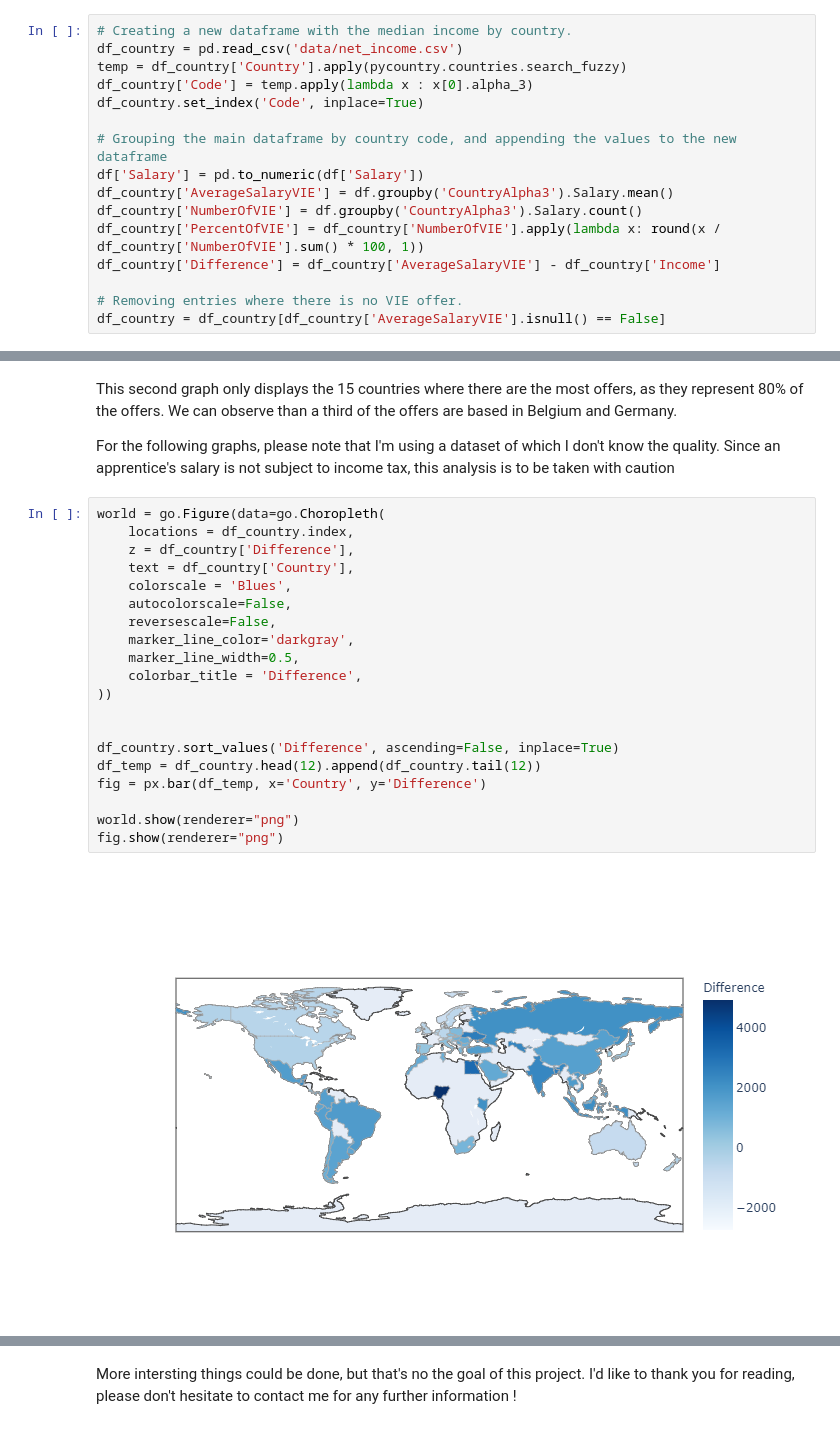
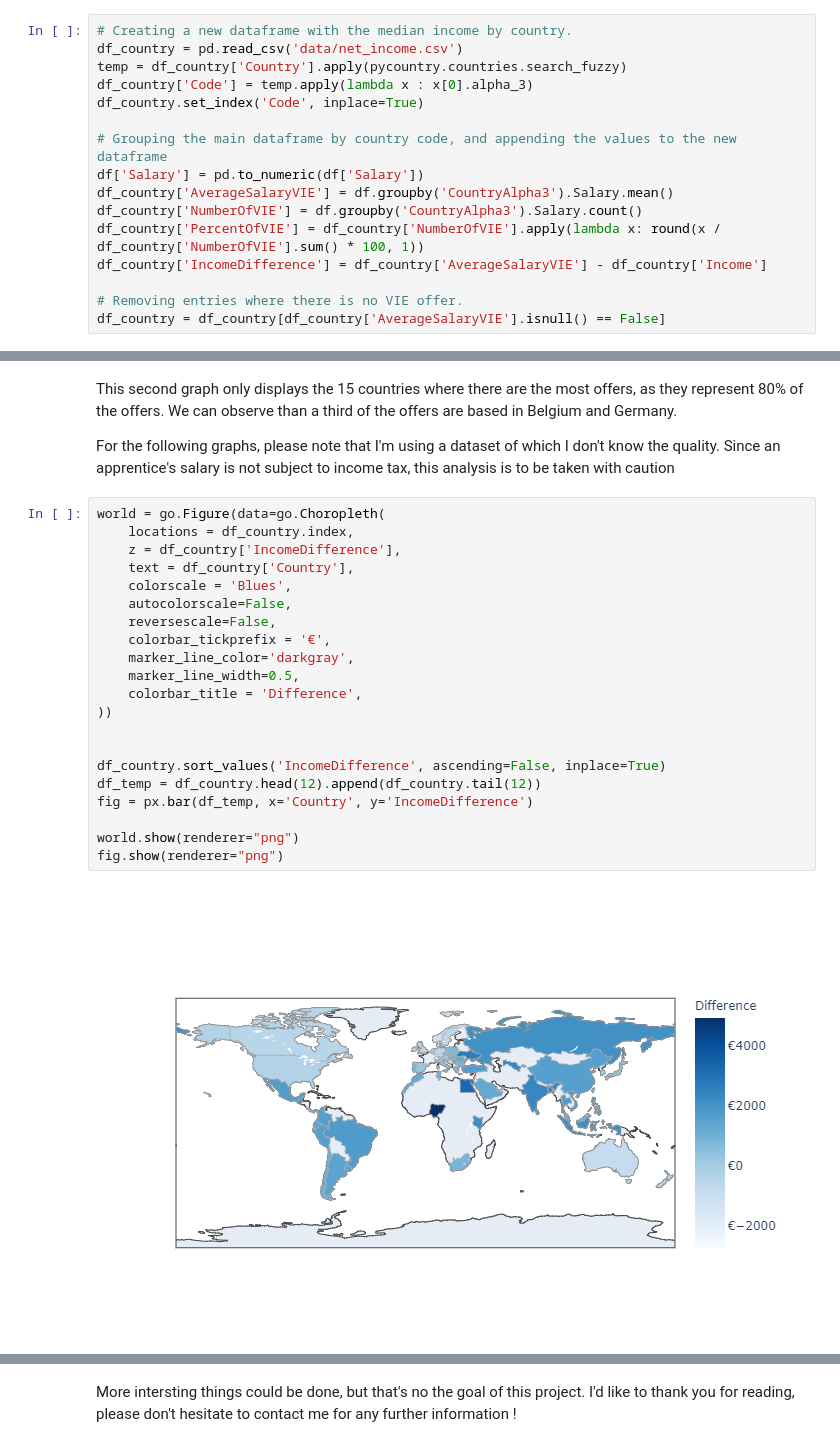
Before and after one commit to Toffaa/Civiweb_Scraper, a Jupyter notebook: civiweb_data_explorer_STATIC.ipynb, the cells around one changed output, grey strips where cells are left out. Cells and saved outputs as stored; diff of their text form.

Commit message:
Fix on a graph

```diff
--- a/civiweb_data_explorer_STATIC.ipynb
+++ b/civiweb_data_explorer_STATIC.ipynb
@@ -65,7 +65,7 @@ df['Salary'] = pd.to_numeric(df['Salary'])
 df_country['AverageSalaryVIE'] = df.groupby('CountryAlpha3').Salary.mean()
 df_country['NumberOfVIE'] = df.groupby('CountryAlpha3').Salary.count()
 df_country['PercentOfVIE'] = df_country['NumberOfVIE'].apply(lambda x: round(x / df_country['NumberOfVIE'].sum() * 100, 1))
-df_country['Difference'] = df_country['AverageSalaryVIE'] - df_country['Income']
+df_country['IncomeDifference'] = df_country['AverageSalaryVIE'] - df_country['Income']
 
 # Removing entries where there is no VIE offer.
 df_country = df_country[df_country['AverageSalaryVIE'].isnull() == False]
@@ -103,22 +103,23 @@ For the following graphs, please note that I'm using a dataset of which I don't
 # %%
 world = go.Figure(data=go.Choropleth(
     locations = df_country.index,
-    z = df_country['Difference'],
+    z = df_country['IncomeDifference'],
     text = df_country['Country'],
     colorscale = 'Blues',
     autocolorscale=False,
     reversescale=False,
+    colorbar_tickprefix = '€',
     marker_line_color='darkgray',
     marker_line_width=0.5,
     colorbar_title = 'Difference',
 ))
 
 
-df_country.sort_values('Difference', ascending=False, inplace=True)
+df_country.sort_values('IncomeDifference', ascending=False, inplace=True)
 df_temp = df_country.head(12).append(df_country.tail(12))
-fig = px.bar(df_temp, x='Country', y='Difference')
+fig = px.bar(df_temp, x='Country', y='IncomeDifference')
 
 world.show(renderer="png")
 fig.show(renderer="png")
 # %% [output]
-[figure, old version]
+[figure, new version]
```
Also changed, not shown: parts of 1 cell of this notebook, 1 other file.
